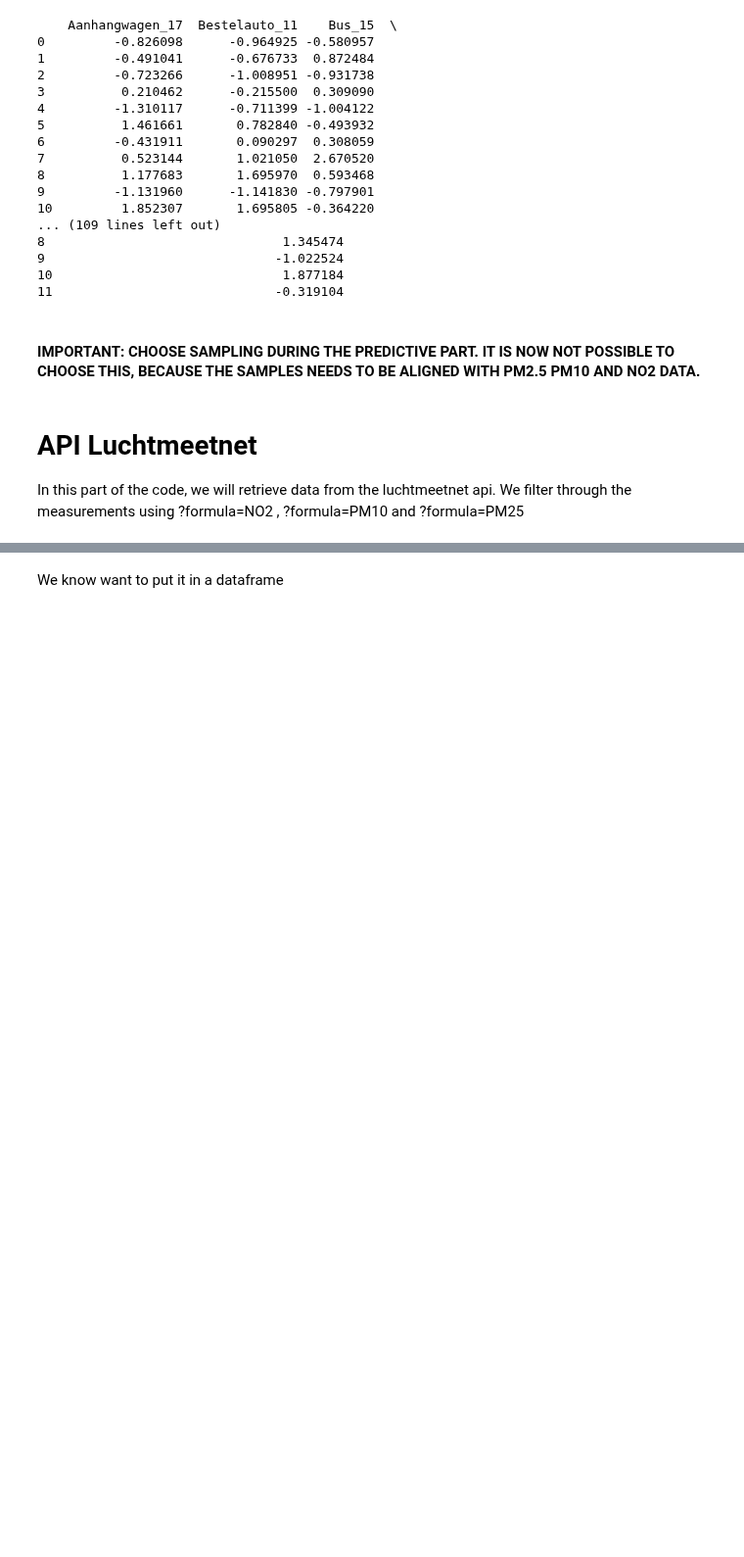
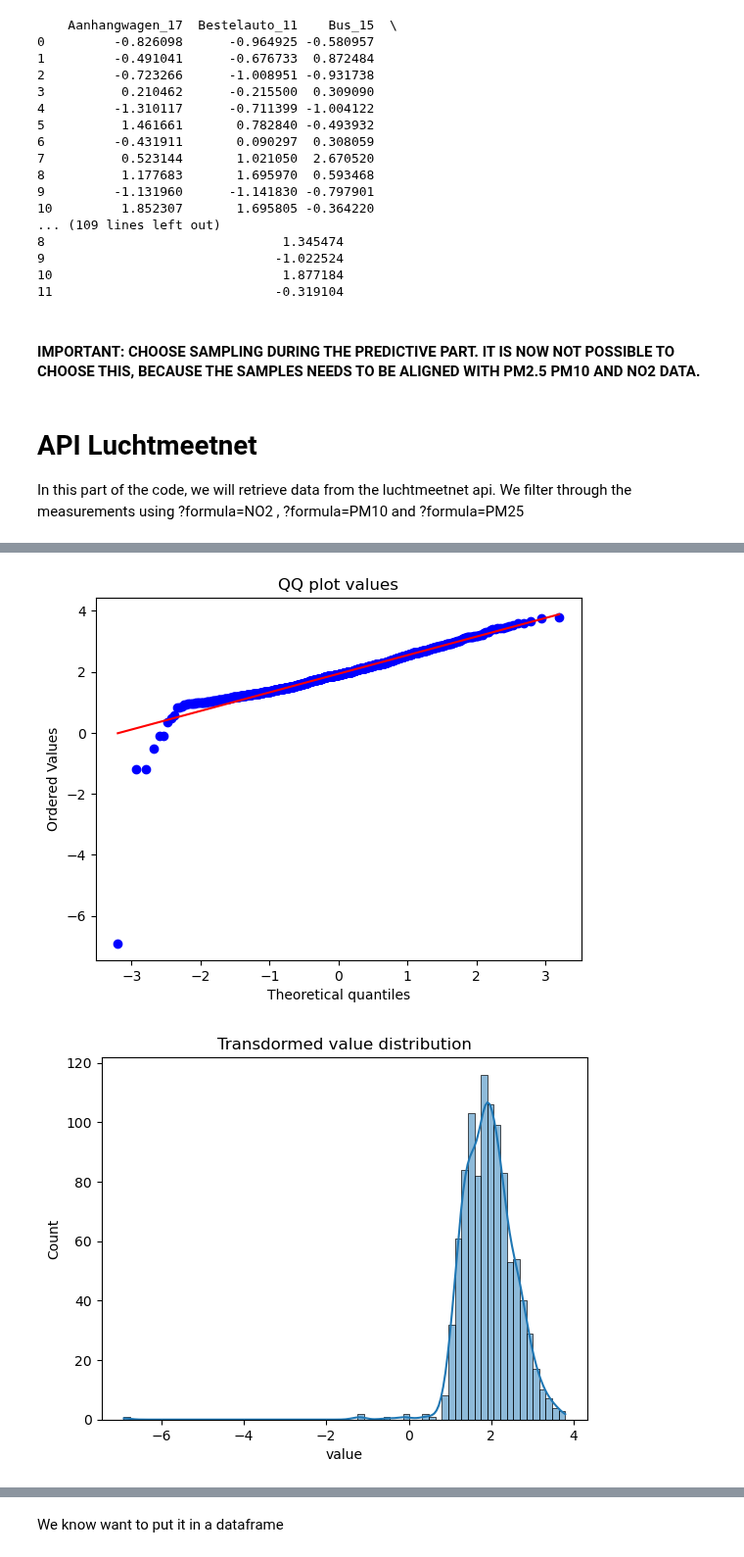
Before and after one commit to R-Zaid/DSS-project, a Jupyter notebook: main/DSS group 1 .ipynb, the cells around one changed output, grey strips where cells are left out. Shown at 98% size. Saved outputs shown, nothing was run; the diff lists cells and outputs as text; code cells hidden in the pictures; blank space fills up the shorter version.

```diff
--- a/main/DSS group 1 .ipynb
+++ b/main/DSS group 1 .ipynb
@@ -412,0 +537,12 @@ posts_luchtmeetnet_NO2 = requests.get(url).json()
+# %%
+c = abs(values.min())
+# %%
+import numpy as np
+from scipy import stats
+import matplotlib.pyplot as plt
+
+
+
+shift = values + c + 0.001
+log_x = np.log(shift)
+print(log_x)
@@ -412,0 +562,11 @@ posts_luchtmeetnet_NO2 = requests.get(url).json()
+# %%
+stats.probplot(log_x, dist="norm", plot=plt)
+plt.title("QQ plot values")
+plt.show()
+
+sns.histplot(log_x,kde=True)
+plt.title("Transdormed value distribution")
+plt.show()
+# %% [output]
+[figure, added]
+[figure, added]
```
Also changed, not shown: parts of 18 cells of this notebook.
